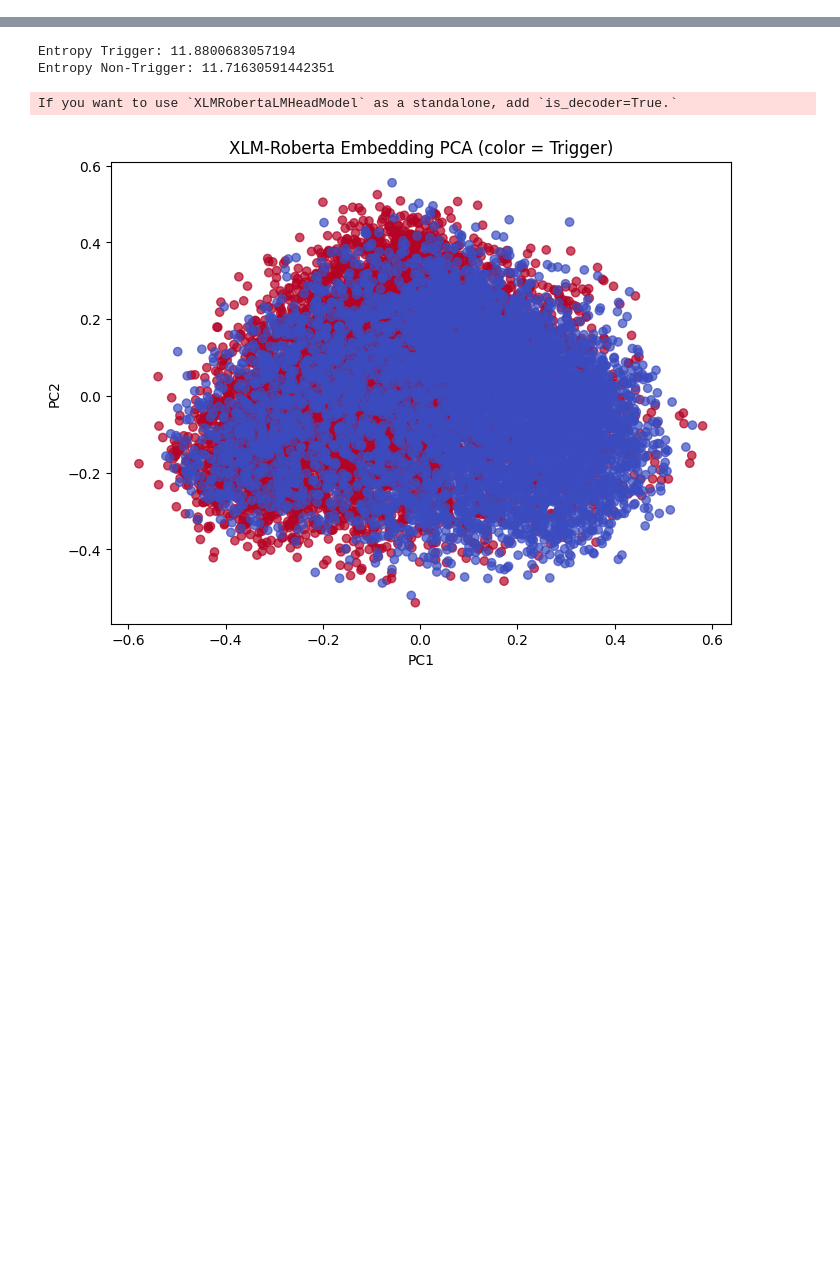
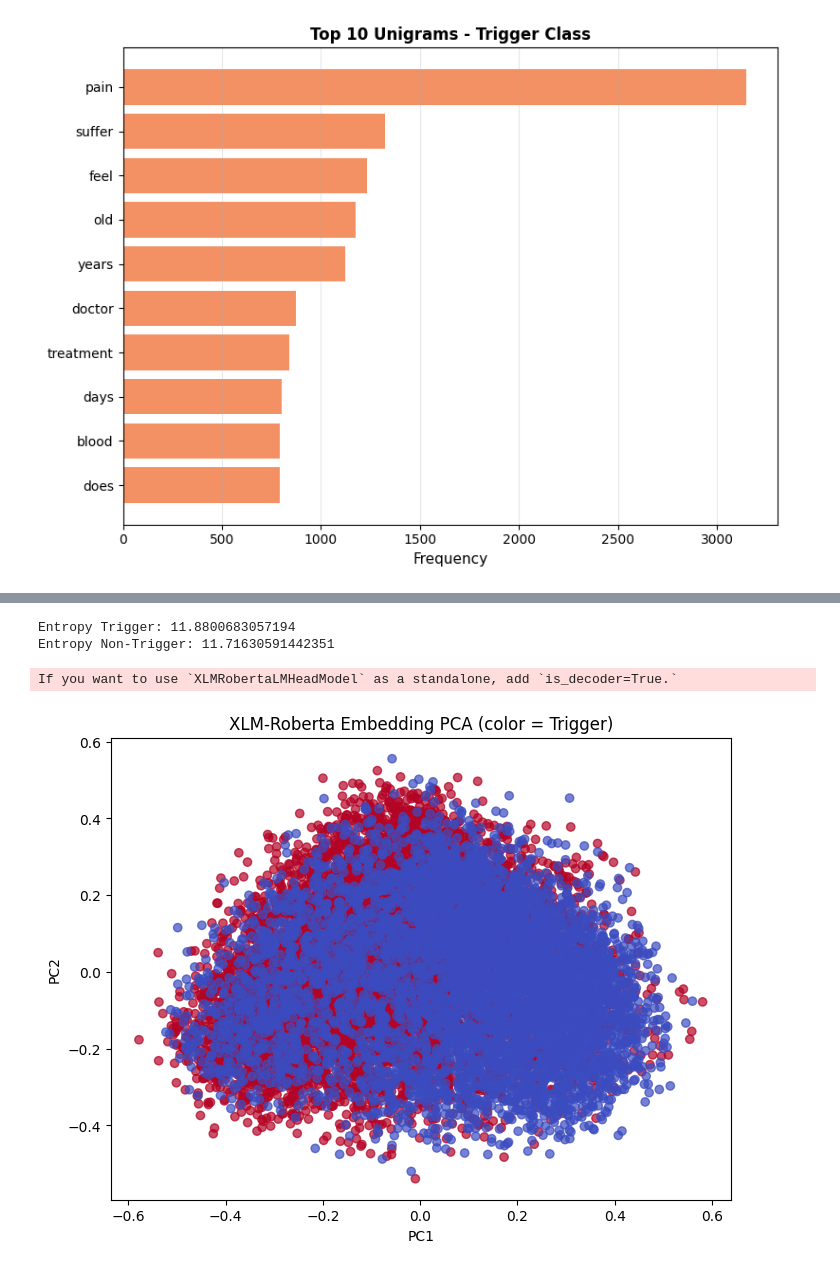
Before and after one commit to Alice-Dragnea/nlp4health-group5, a Jupyter notebook: Evaluation/memo_data_analysis.ipynb, the cells around one changed output, grey strips where cells are left out. Saved outputs shown, nothing was run; the diff lists cells and outputs as text; code cells hidden in the pictures; blank space fills up the shorter version.

```diff
--- a/Evaluation/memo_data_analysis.ipynb
+++ b/Evaluation/memo_data_analysis.ipynb
@@ -109,0 +238,79 @@ Top 3-grams for non-triggers:
+# %%
+def plot_ngrams_by_class(trigger_ngrams, nontrigger_ngrams, n, top_k=10, save_prefix='ngrams'):
+    #separate horizontal bar charts for trigger and non-trigger classes
+    ngram_name = {1: 'Unigrams', 2: 'Bigrams', 3: 'Trigrams'}
+
+    #Trigger class
+    fig1, ax1 = plt.subplots(figsize=(8, 6))
+
+    top_trigger = trigger_ngrams[:top_k]
+    trigger_words = [w for w, _ in top_trigger]
+    trigger_counts = [c for _, c in top_trigger]
+
+    y_pos = np.arange(len(trigger_words))
+    bars1 = ax1.barh(y_pos, trigger_counts, color='#f1763d', alpha=0.8)
+
+    ax1.set_yticks(y_pos)
+    ax1.set_yticklabels(trigger_words)
+    ax1.set_xlabel('Frequency', fontsize=11)
+    ax1.set_title(f'Top {top_k} {ngram_name[n]} - Trigger Class',
+                  fontsize=12, fontweight='bold')
+    ax1.invert_yaxis()
+    ax1.grid(axis='x', alpha=0.3)
+
+    plt.tight_layout()
+    save_path1 = f'{save_prefix}_{n}gram_trigger.png'
+    plt.savefig(save_path1, dpi=300, bbox_inches='tight')
+    print(f"Saved trigger plot to {save_path1}")
+
+    #Non-trigger class
+    fig2, ax2 = plt.subplots(figsize=(8, 6))
+
+    top_nontrigger = nontrigger_ngrams[:top_k]
+    nontrigger_words = [w for w, _ in top_nontrigger]
+    nontrigger_counts = [c for _, c in top_nontrigger]
+
+    y_pos = np.arange(len(nontrigger_words))
+    bars2 = ax2.barh(y_pos, nontrigger_counts, color='#1f77b4', alpha=0.8)
+
+    ax2.set_yticks(y_pos)
+    ax2.set_yticklabels(nontrigger_words)
+    ax2.set_xlabel('Frequency', fontsize=11)
+    ax2.set_title(f'Top {top_k} {ngram_name[n]} - Non-Trigger Class',
+                  fontsize=12, fontweight='bold')
+    ax2.invert_yaxis()
+    ax2.grid(axis='x', alpha=0.3)
+
+    plt.tight_layout()
+    save_path2 = f'{save_prefix}_{n}gram_nontrigger.png'
+    plt.savefig(save_path2, dpi=300, bbox_inches='tight')
+    print(f"Saved non-trigger plot to {save_path2}")
+
+    return fig1, fig2
+
+fig_trigger_1, fig_nontrigger_1 = plot_ngrams_by_class(
+    ngram_data[1]['triggers'],
+    ngram_data[1]['non_triggers'],
+    n=1,
+    top_k=10,
+    save_prefix='unigram'
+)
+
+fig_trigger_2, fig_nontrigger_2 = plot_ngrams_by_class(
+    ngram_data[2]['triggers'],
+    ngram_data[2]['non_triggers'],
+    n=2,
+    top_k=10,
+    save_prefix='bigram'
+)
+
+fig_trigger_3, fig_nontrigger_3 = plot_ngrams_by_class(
+    ngram_data[3]['triggers'],
+    ngram_data[3]['non_triggers'],
+    n=3,
+    top_k=10,
+    save_prefix='trigram'
+)
+
+plt.show()
+# %% [output]
@@ -109,0 +323 @@ Top 3-grams for non-triggers:
+[figure, added]
```
Also changed, not shown: parts of 7 cells of this notebook, 10 other files.
